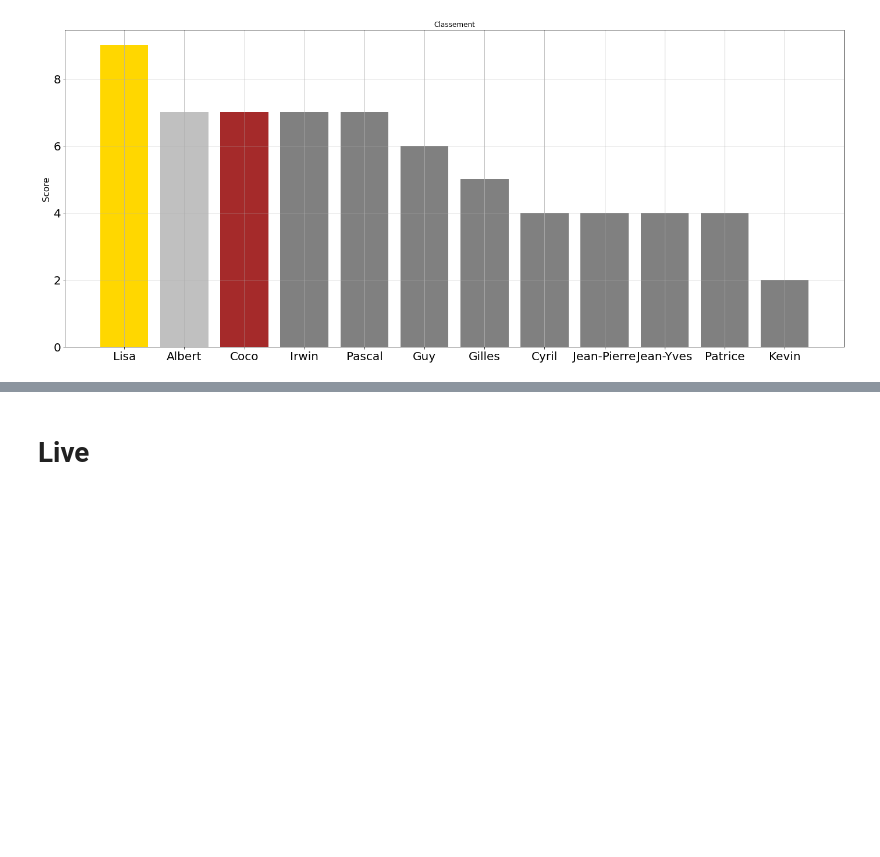
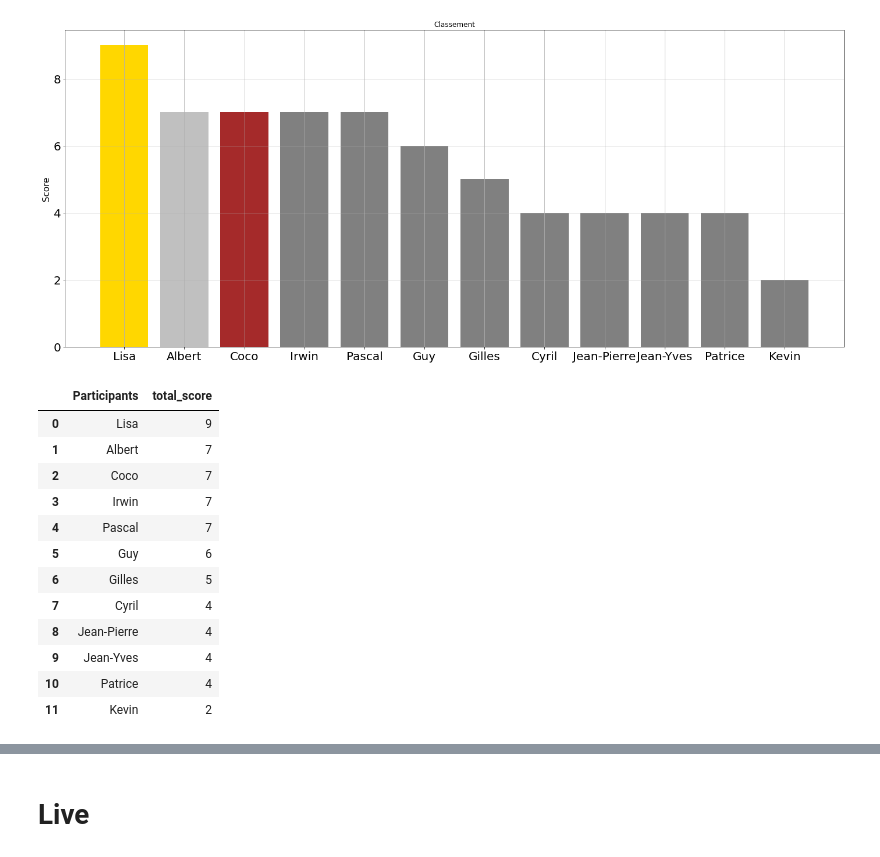
Before and after one commit to coraliegrobel/Classement, a Jupyter notebook: test2_old.ipynb, the cells around one changed output, grey strips where cells are left out. Drawn from its saved outputs; the diff is of its cells as text; code cells hidden in the pictures; blank space fills up the shorter version.

```diff
--- a/test2_old.ipynb
+++ b/test2_old.ipynb
@@ -155,3 +155,19 @@ plt.show()
 plt.close()
 # %% [output]
 [figure]
+# %%
+test
+# %% [output]
+|  | Participants | total_score |
+| 0 | Lisa | 9 |
+| 1 | Albert | 7 |
+| 2 | Coco | 7 |
+| 3 | Irwin | 7 |
+| 4 | Pascal | 7 |
+| 5 | Guy | 6 |
+| 6 | Gilles | 5 |
+| 7 | Cyril | 4 |
+| 8 | Jean-Pierre | 4 |
+| 9 | Jean-Yves | 4 |
+| 10 | Patrice | 4 |
+| 11 | Kevin | 2 |
```
Also changed, not shown: parts of 4 cells of this notebook, 3 other files.
